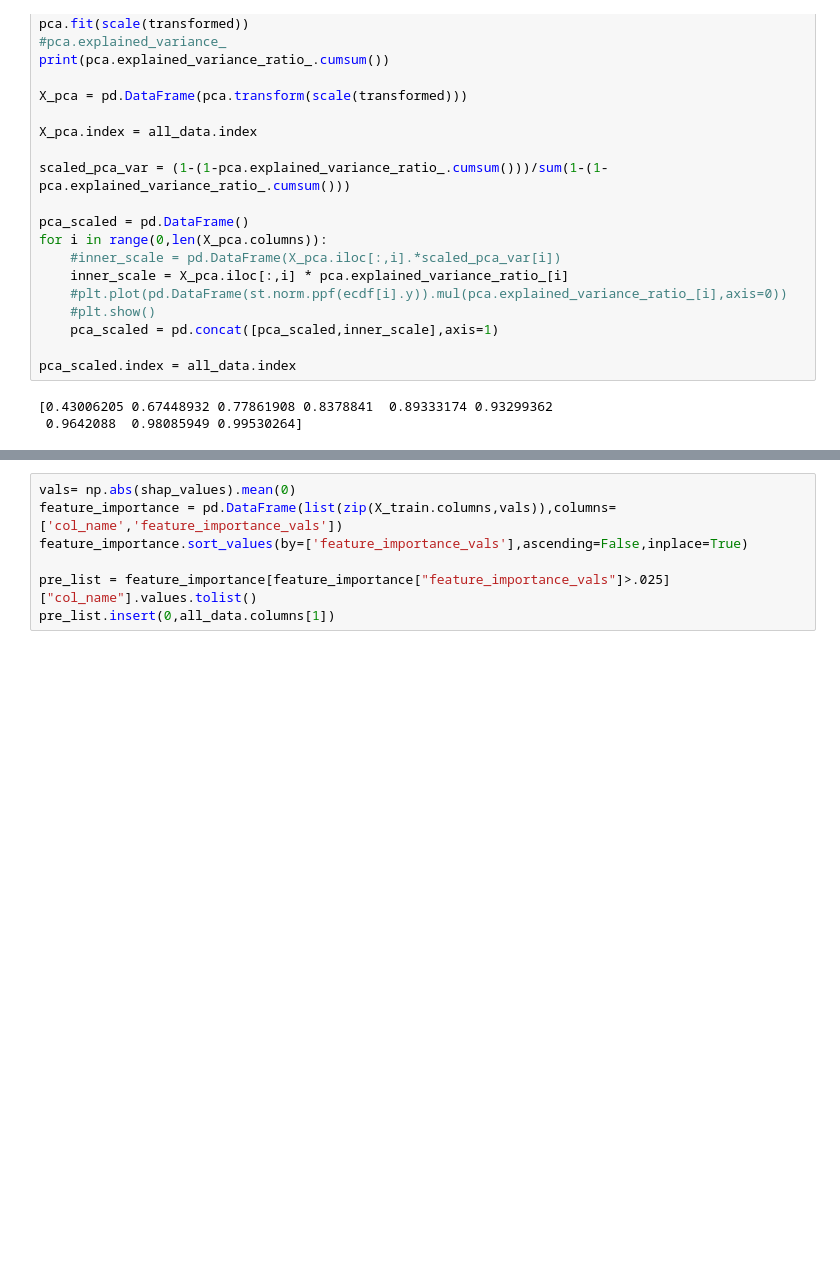
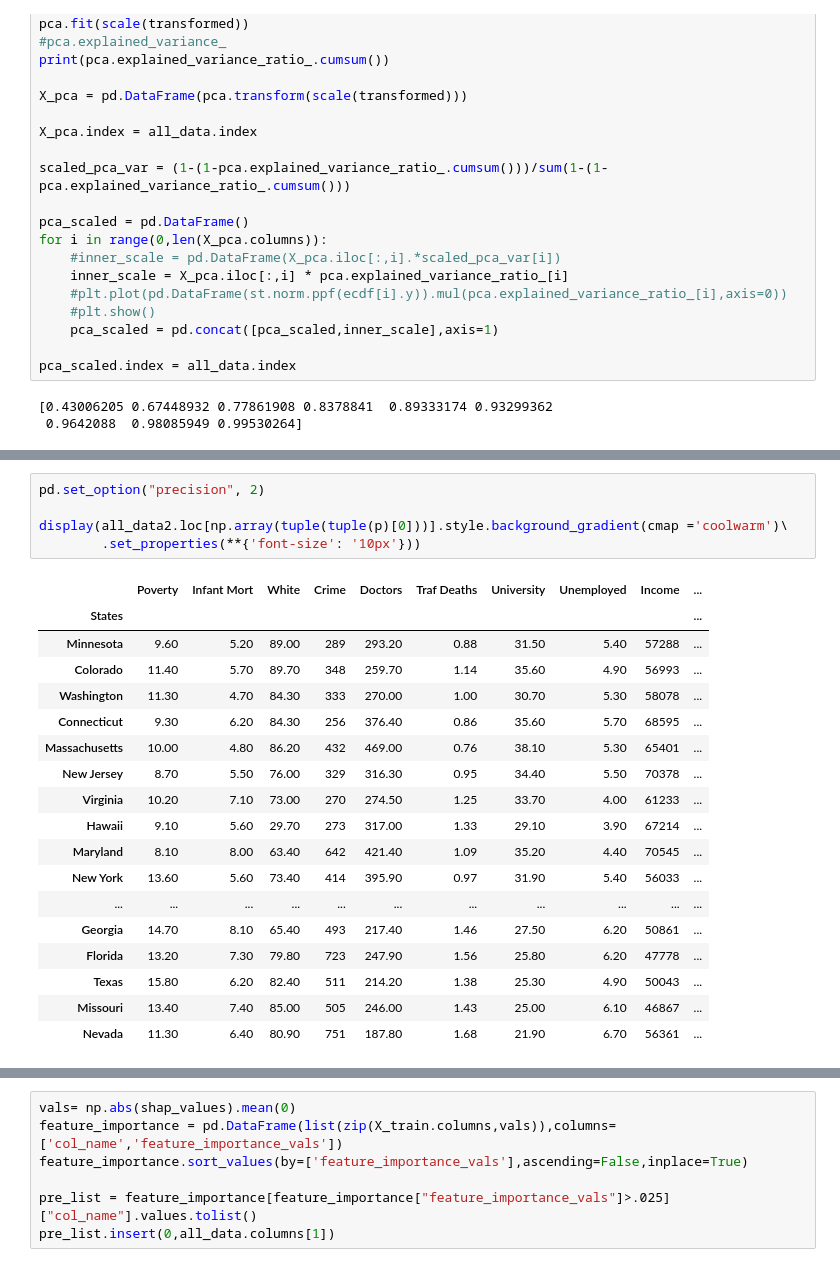
Before and after one commit to webclinic017/Python-Stock-1, a Jupyter notebook: DBScan-ElasticNet.ipynb, the cells around one changed output, grey strips where cells are left out. Saved outputs shown, nothing was run; the diff lists cells and outputs as text; blank space fills up the shorter version.

```diff
--- a/DBScan-ElasticNet.ipynb
+++ b/DBScan-ElasticNet.ipynb
@@ -536,0 +558,24 @@ Index(['Alabama', 'Arizona', 'Arkansas', 'Florida', 'Georgia', 'Idaho',
+# %%
+pd.set_option("precision", 2)
+
+display(all_data2.loc[np.array(tuple(tuple(p)[0]))].style.background_gradient(cmap ='coolwarm')\
+        .set_properties(**{'font-size': '10px'}))
+# %% [output]
+|  | Poverty | Infant Mort | White | Crime | Doctors | Traf Deaths | University | Unemployed | Income | ... |
+| States |  |  |  |  |  |  |  |  |  | ... |
+| Minnesota | 9.60 | 5.20 | 89.00 | 289 | 293.20 | 0.88 | 31.50 | 5.40 | 57288 | ... |
+| Colorado | 11.40 | 5.70 | 89.70 | 348 | 259.70 | 1.14 | 35.60 | 4.90 | 56993 | ... |
+| Washington | 11.30 | 4.70 | 84.30 | 333 | 270.00 | 1.00 | 30.70 | 5.30 | 58078 | ... |
+| Connecticut | 9.30 | 6.20 | 84.30 | 256 | 376.40 | 0.86 | 35.60 | 5.70 | 68595 | ... |
+| Massachusetts | 10.00 | 4.80 | 86.20 | 432 | 469.00 | 0.76 | 38.10 | 5.30 | 65401 | ... |
+| New Jersey | 8.70 | 5.50 | 76.00 | 329 | 316.30 | 0.95 | 34.40 | 5.50 | 70378 | ... |
+| Virginia | 10.20 | 7.10 | 73.00 | 270 | 274.50 | 1.25 | 33.70 | 4.00 | 61233 | ... |
+| Hawaii | 9.10 | 5.60 | 29.70 | 273 | 317.00 | 1.33 | 29.10 | 3.90 | 67214 | ... |
+| Maryland | 8.10 | 8.00 | 63.40 | 642 | 421.40 | 1.09 | 35.20 | 4.40 | 70545 | ... |
+| New York | 13.60 | 5.60 | 73.40 | 414 | 395.90 | 0.97 | 31.90 | 5.40 | 56033 | ... |
+| ... | ... | ... | ... | ... | ... | ... | ... | ... | ... | ... |
+| Georgia | 14.70 | 8.10 | 65.40 | 493 | 217.40 | 1.46 | 27.50 | 6.20 | 50861 | ... |
+| Florida | 13.20 | 7.30 | 79.80 | 723 | 247.90 | 1.56 | 25.80 | 6.20 | 47778 | ... |
+| Texas | 15.80 | 6.20 | 82.40 | 511 | 214.20 | 1.38 | 25.30 | 4.90 | 50043 | ... |
+| Missouri | 13.40 | 7.40 | 85.00 | 505 | 246.00 | 1.43 | 25.00 | 6.10 | 46867 | ... |
+| Nevada | 11.30 | 6.40 | 80.90 | 751 | 187.80 | 1.68 | 21.90 | 6.70 | 56361 | ... |
```
Also changed, not shown: parts of 17 cells of this notebook.
